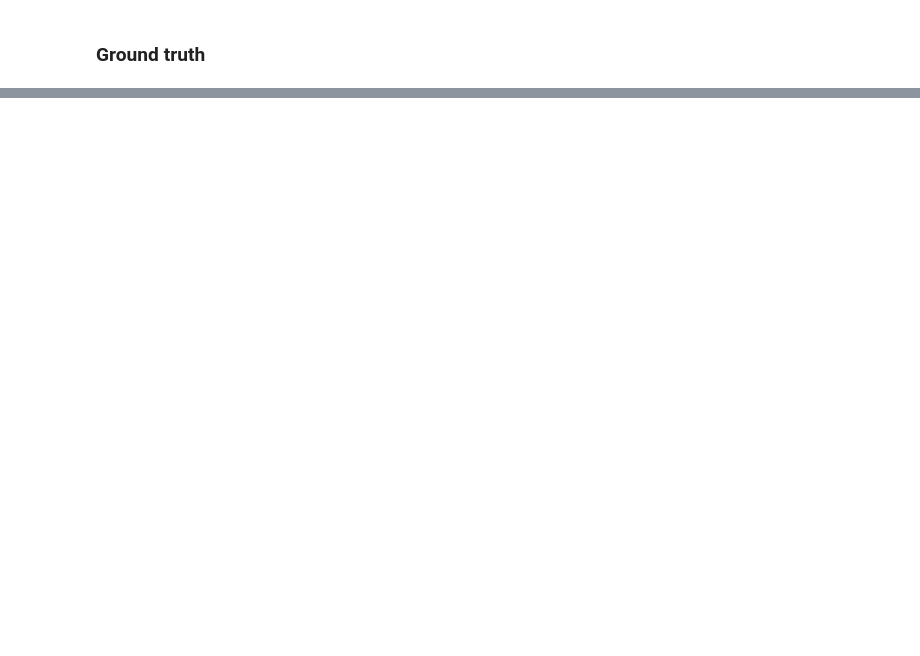
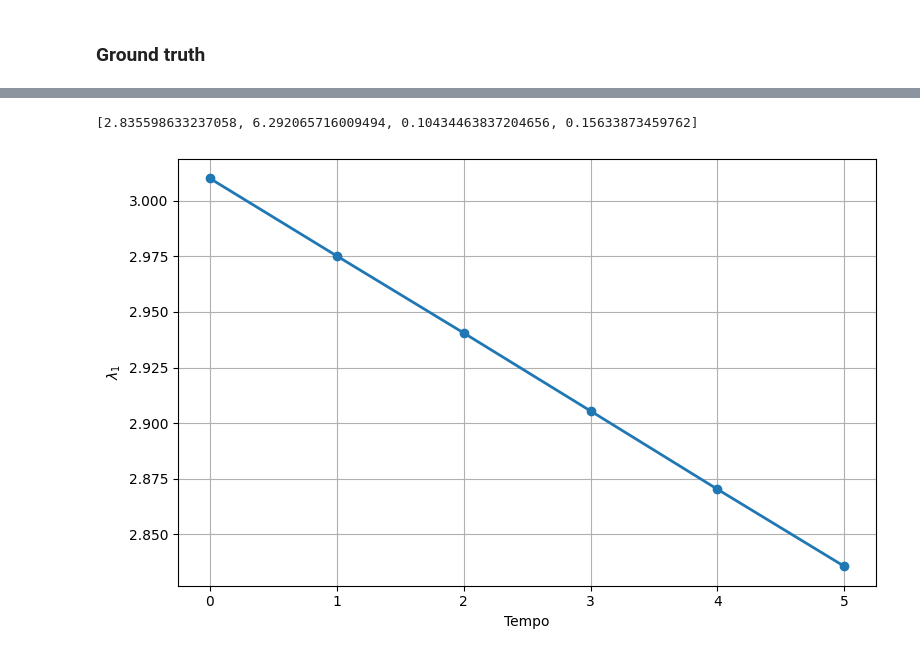
Before and after one commit to Pesquisa-UFCAT/2024-1_victor_hugo_renata_maria, a Jupyter notebook: toy_problem/charts.ipynb, the cells around one changed output, grey strips where cells are left out. Drawn from its saved outputs; the diff is of its cells as text; code cells hidden in the pictures; blank space fills up the shorter version.

```diff
--- a/toy_problem/charts.ipynb
+++ b/toy_problem/charts.ipynb
@@ -49,0 +290,41 @@ test_lambda_values
+# %%
+with open(f'pce_metamodel_5.pkl', 'rb') as f:
+    pce_metamodel_up = pickle.load(f)
+
+y_pred = pce_metamodel_up.predict(x)
+test_lambda_value_5 = list(y_pred[0])
+test_lambda_value_5
+# %% [output]
+[2.835598633237058, 6.292065716009494, 0.10434463837204656, 0.15633873459762]
+# %%
+t = [0,1,2,3,4,5]
+
+lambdaa_1 = [test_lambda_value_0[0], test_lambda_value_1[0], test_lambda_value_2[0], test_lambda_value_3[0], test_lambda_value_4[0], test_lambda_value_5[0]]
+
+import matplotlib.pyplot as plt
+
+# Dados
+t = [0, 1, 2, 3, 4, 5]
+
+lambdaa_1 = [
+    test_lambda_value_0[0],
+    test_lambda_value_1[0],
+    test_lambda_value_2[0],
+    test_lambda_value_3[0],
+    test_lambda_value_4[0],
+    test_lambda_value_5[0]
+]
+
+# Gráfico de linha
+plt.figure(figsize=(8, 5))
+
+plt.plot(t, lambdaa_1, marker='o', linewidth=2)
+
+plt.xlabel("Tempo")
+plt.ylabel(r"$\lambda_1$")
+plt.grid(True)
+
+plt.tight_layout()
+plt.show()
+# %% [output]
+[figure, added]
```
Also changed, not shown: parts of 32 cells of this notebook, 3 other files.
